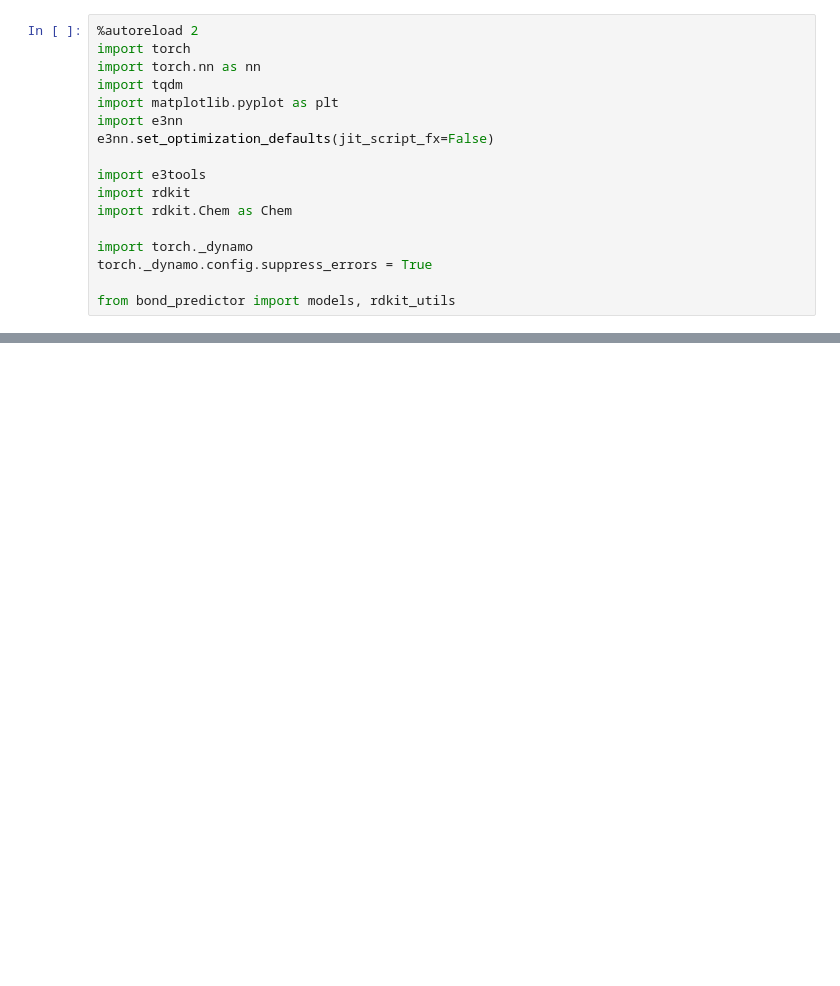
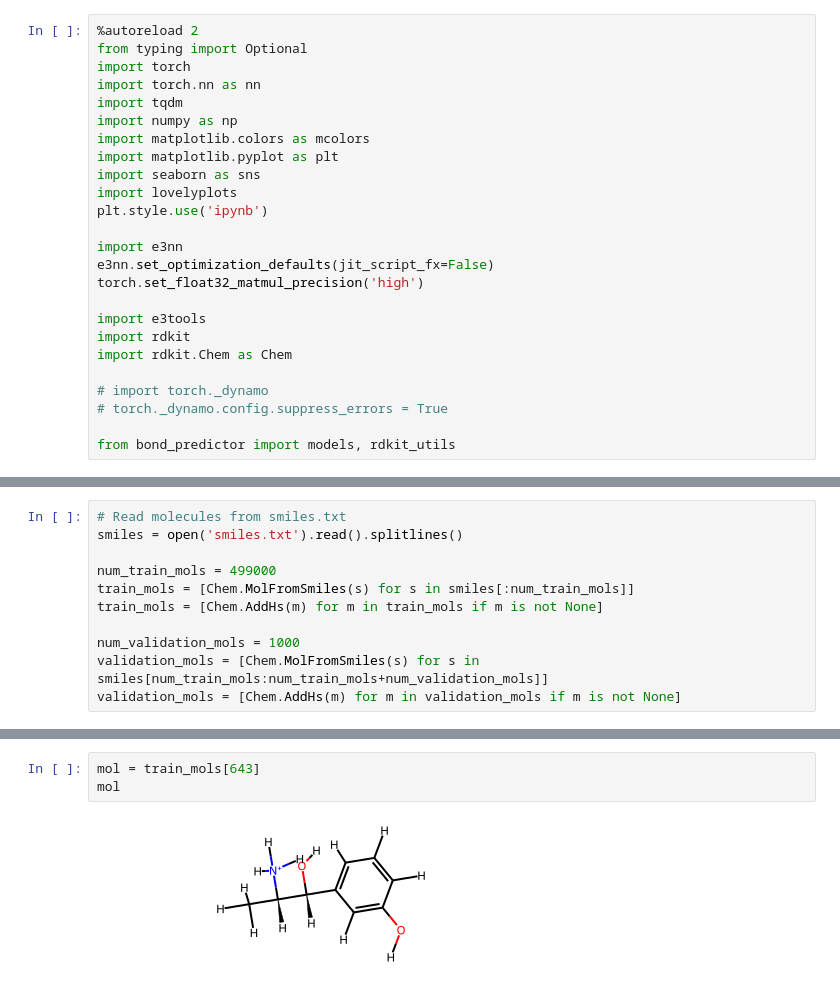
Before and after one commit to atomicarchitects/bond-predictor, a Jupyter notebook: test.ipynb, the cells around one changed output, grey strips where cells are left out. Cells and saved outputs as stored; diff of their text form; blank space fills up the shorter version.

```diff
--- a/test.ipynb
+++ b/test.ipynb
@@ -6,17 +3,25 @@ The autoreload extension is already loaded. To reload it, use:
 # %%
 %autoreload 2
+from typing import Optional
 import torch
 import torch.nn as nn
 import tqdm
+import numpy as np
+import matplotlib.colors as mcolors
 import matplotlib.pyplot as plt
+import seaborn as sns
+import lovelyplots
+plt.style.use('ipynb')
+
 import e3nn
 e3nn.set_optimization_defaults(jit_script_fx=False)
+torch.set_float32_matmul_precision('high')
 
 import e3tools
 import rdkit
 import rdkit.Chem as Chem
 
-import torch._dynamo
-torch._dynamo.config.suppress_errors = True
+# import torch._dynamo
+# torch._dynamo.config.suppress_errors = True
 
 from bond_predictor import models, rdkit_utils
@@ -22,0 +37,11 @@ from bond_predictor import models, rdkit_utils
+# %%
+# Read molecules from smiles.txt
+smiles = open('smiles.txt').read().splitlines()
+
+num_train_mols = 499000
+train_mols = [Chem.MolFromSmiles(s) for s in smiles[:num_train_mols]]
+train_mols = [Chem.AddHs(m) for m in train_mols if m is not None]
+
+num_validation_mols = 1000
+validation_mols = [Chem.MolFromSmiles(s) for s in smiles[num_train_mols:num_train_mols+num_validation_mols]]
+validation_mols = [Chem.AddHs(m) for m in validation_mols if m is not None]
@@ -22,0 +51,5 @@ from bond_predictor import models, rdkit_utils
+# %%
+mol = train_mols[643]
+mol
+# %% [output]
+[figure, added]
```
Also changed, not shown: parts of 19 cells of this notebook, 7 other files.
